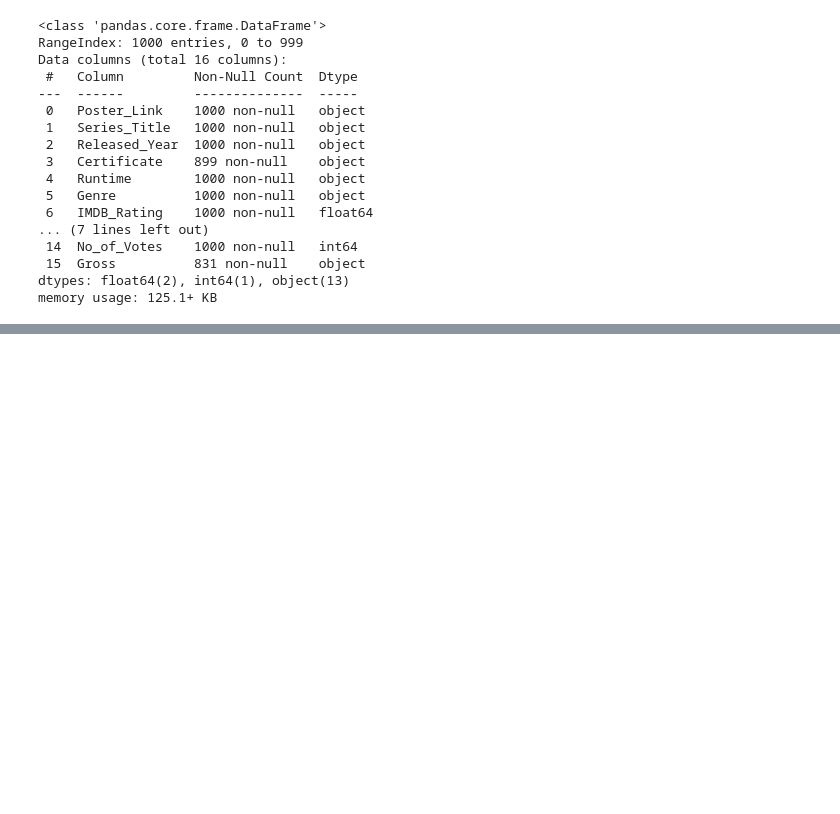
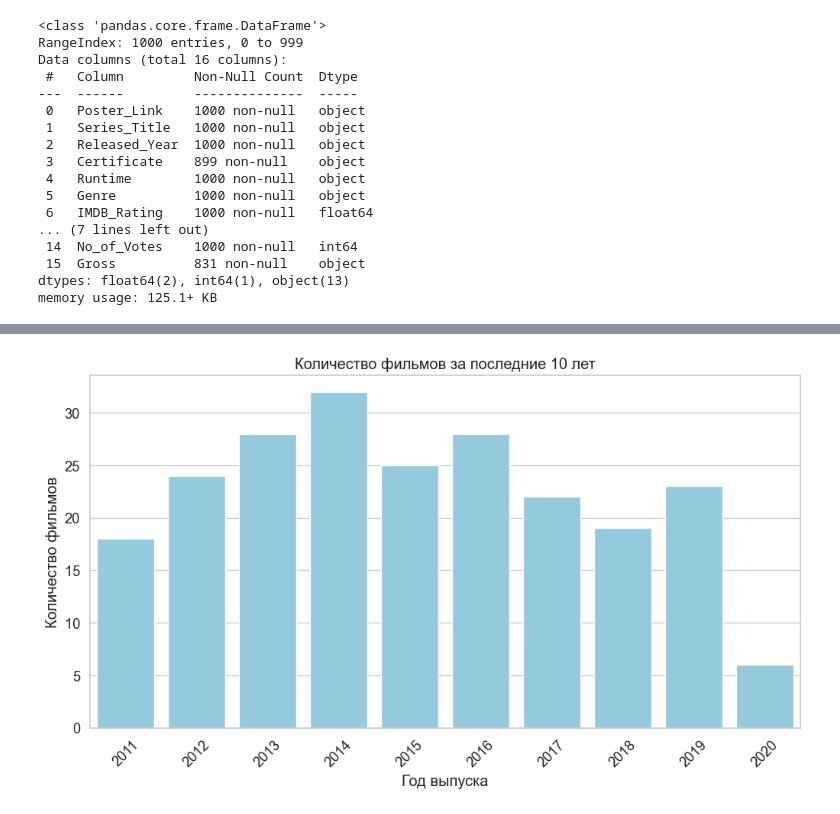
Before and after one commit to LA488/IMDb-Movie-Recommendation-System, a Jupyter notebook: notebooks/01_EDA.ipynb, the cells around one changed output, grey strips where cells are left out. Cells and saved outputs as stored; diff of their text form; code cells hidden in the pictures; blank space fills up the shorter version.

```diff
--- a/notebooks/01_EDA.ipynb
+++ b/notebooks/01_EDA.ipynb
@@ -55,0 +103,28 @@ df.describe()
+# %%
+# Распределение фильмов по годам
+# Преобразуем в числа (иногда могут быть пропуски или некорректные значения)
+df['Released_Year'] = pd.to_numeric(df['Released_Year'], errors='coerce')
+
+# Убираем строки с NaN (если есть)
+df = df.dropna(subset=['Released_Year'])
+
+# Преобразуем в int
+df['Released_Year'] = df['Released_Year'].astype(int)
+
+# Фильтруем последние 10 лет
+latest_year = df['Released_Year'].max()
+last_10_years = df[df['Released_Year'] >= latest_year - 9]
+
+# Считаем количество фильмов по годам
+year_counts = last_10_years['Released_Year'].value_counts().sort_index()
+
+# Строим график
+plt.figure(figsize=(12,6))
+sns.barplot(x=year_counts.index, y=year_counts.values, color='skyblue')
+plt.xticks(rotation=45)
+plt.xlabel("Год выпуска")
+plt.ylabel("Количество фильмов")
+plt.title(f"Количество фильмов за последние 10 лет")
+plt.show()
+# %% [output]
+[figure, added]
```
Also changed, not shown: parts of 6 cells of this notebook.
